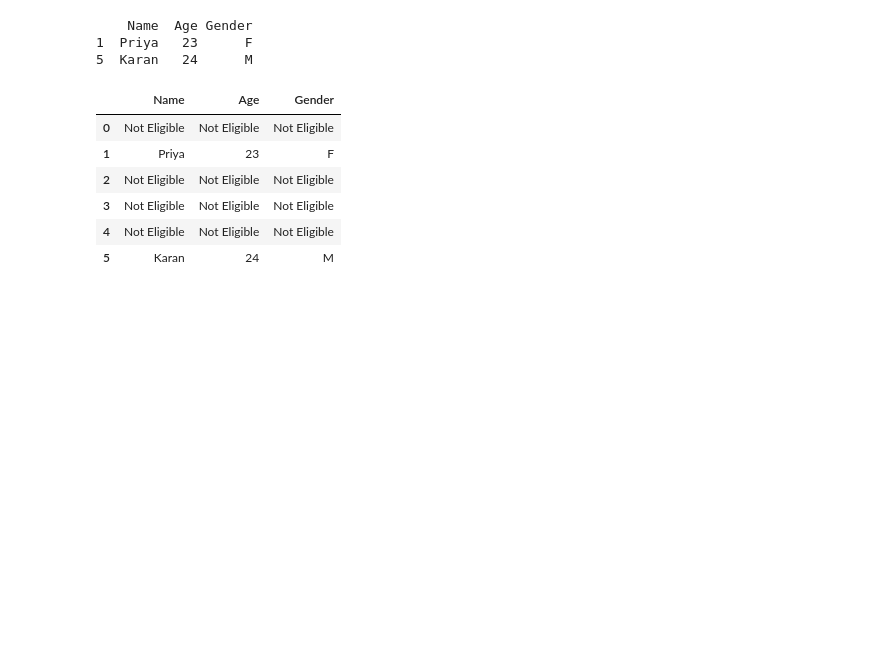
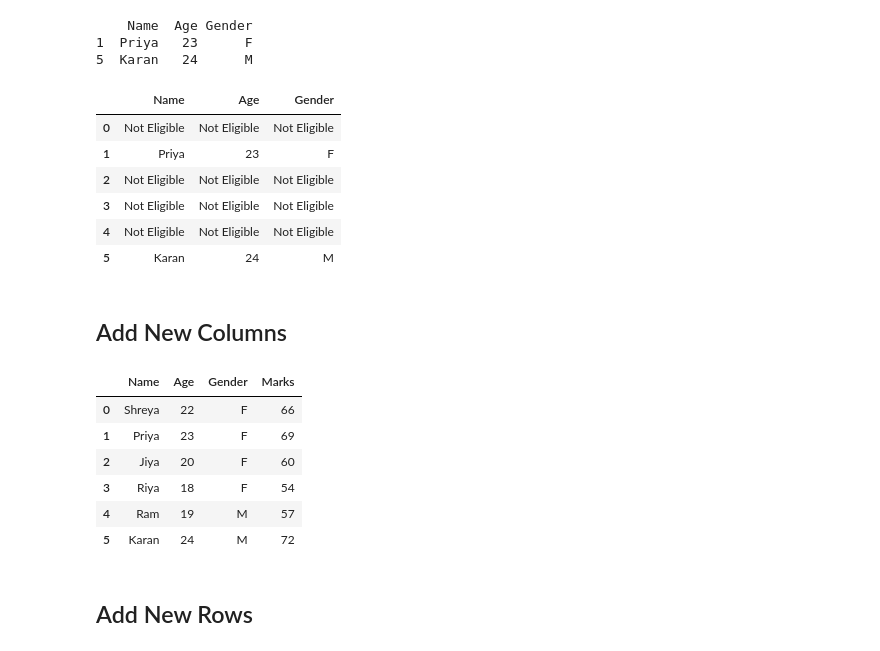
Before and after one commit to balkrushnanaik/Python-Libraries, a Jupyter notebook: Notebook/Learning_Pandas.ipynb, the cells around one changed output. Saved outputs shown, nothing was run; the diff lists cells and outputs as text; code cells hidden in the pictures; blank space fills up the shorter version.

```diff
--- a/Notebook/Learning_Pandas.ipynb
+++ b/Notebook/Learning_Pandas.ipynb
@@ -448,3 +448,18 @@ df.where(df['Age']>=23,other = 'Not Eligible')
 | 3 | Not Eligible | Not Eligible | Not Eligible |
 | 4 | Not Eligible | Not Eligible | Not Eligible |
 | 5 | Karan | 24 | M |
+# %% [markdown]
+## Add New Columns
+# %%
+df['Marks'] = df['Age'] * 3
+df
+# %% [output]
+|  | Name | Age | Gender | Marks |
+| 0 | Shreya | 22 | F | 66 |
+| 1 | Priya | 23 | F | 69 |
+| 2 | Jiya | 20 | F | 60 |
+| 3 | Riya | 18 | F | 54 |
+| 4 | Ram | 19 | M | 57 |
+| 5 | Karan | 24 | M | 72 |
+# %% [markdown]
+## Add New Rows
```
